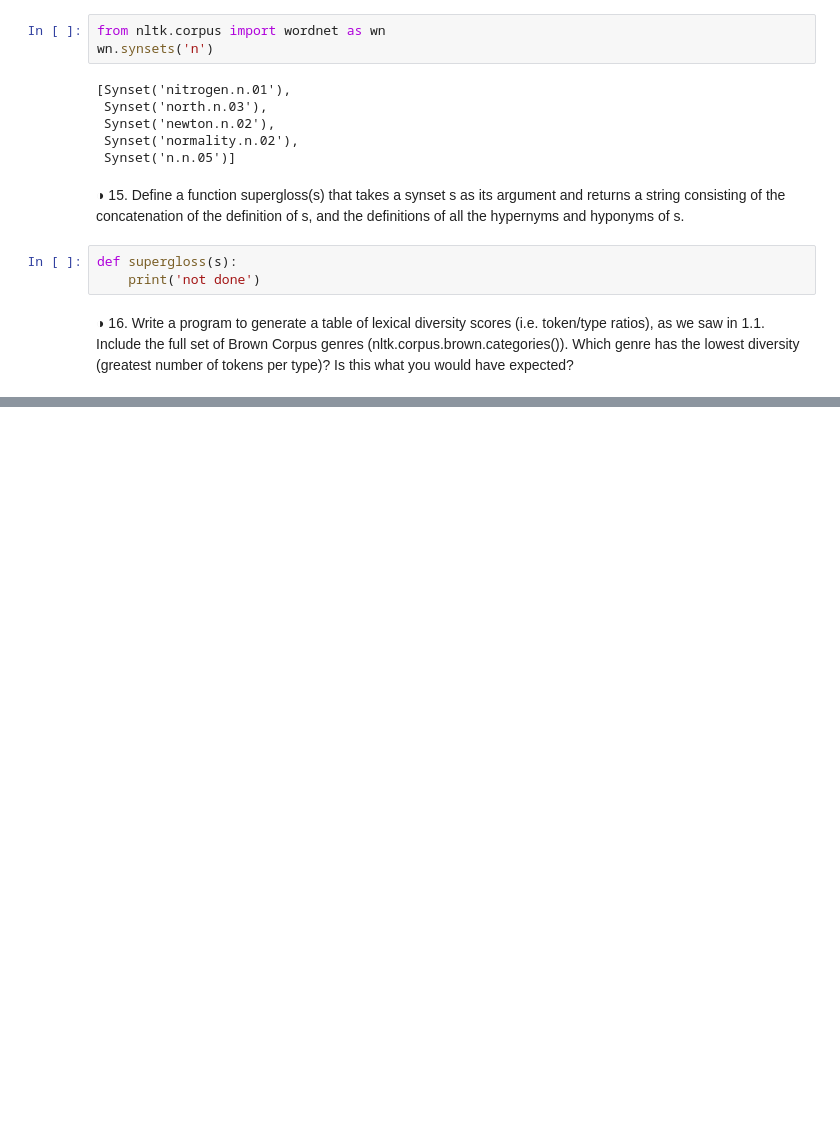
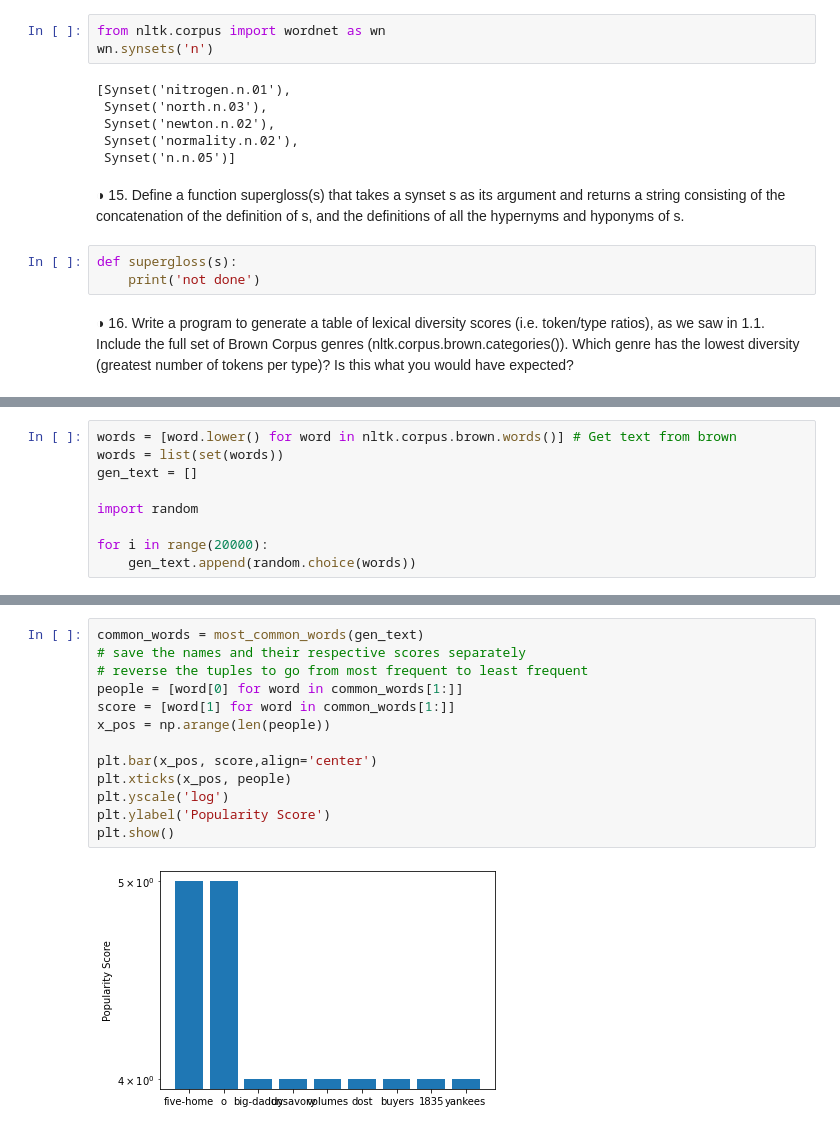
Before and after one commit to seidikun/nltk-book-jupyter, a Jupyter notebook: NLTK - Chapter 2 - Exercises.ipynb, the cells around one changed output, grey strips where cells are left out. Cells and saved outputs as stored; diff of their text form; blank space fills up the shorter version.

```diff
--- a/NLTK - Chapter 2 - Exercises.ipynb
+++ b/NLTK - Chapter 2 - Exercises.ipynb
@@ -243,0 +496,9 @@ def supergloss(s):
+# %%
+words = [word.lower() for word in nltk.corpus.brown.words()] # Get text from brown
+words = list(set(words))
+gen_text = []
+
+import random
+
+for i in range(20000):
+    gen_text.append(random.choice(words))
@@ -243,0 +525,15 @@ def supergloss(s):
+# %%
+common_words = most_common_words(gen_text)
+# save the names and their respective scores separately
+# reverse the tuples to go from most frequent to least frequent
+people = [word[0] for word in common_words[1:]]
+score = [word[1] for word in common_words[1:]]
+x_pos = np.arange(len(people))
+
+plt.bar(x_pos, score,align='center')
+plt.xticks(x_pos, people)
+plt.yscale('log')
+plt.ylabel('Popularity Score')
+plt.show()
+# %% [output]
+[figure, added]
```
Also changed, not shown: parts of 24 cells of this notebook, 1 other file.
